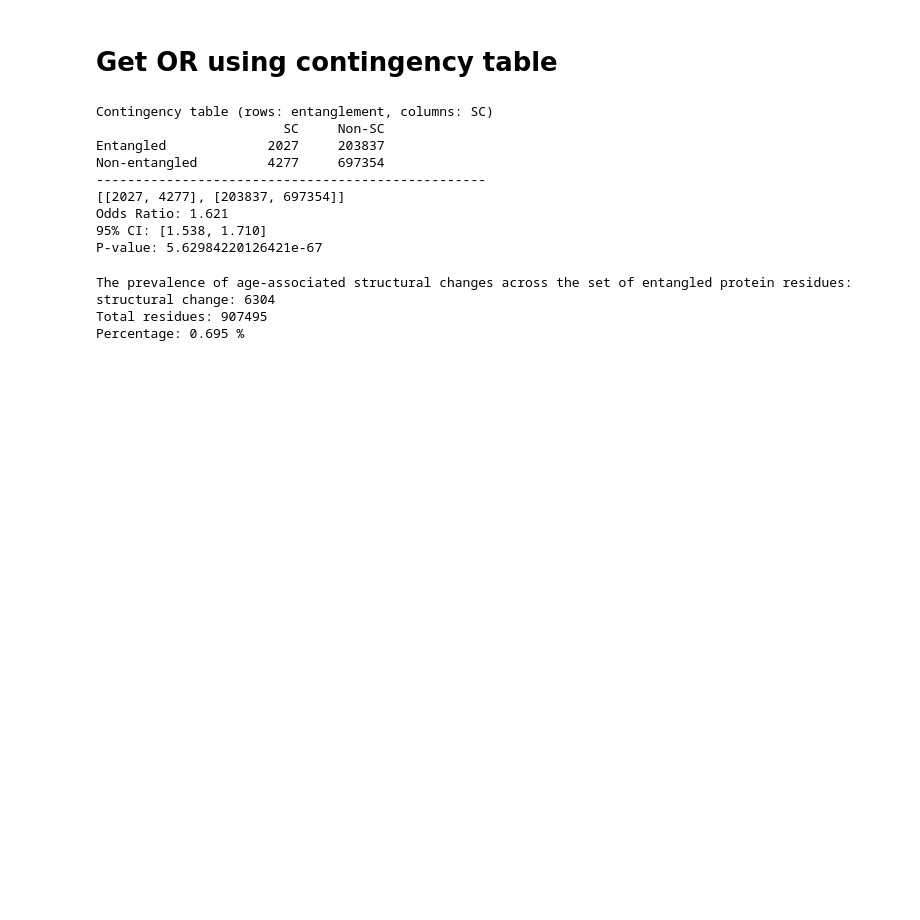
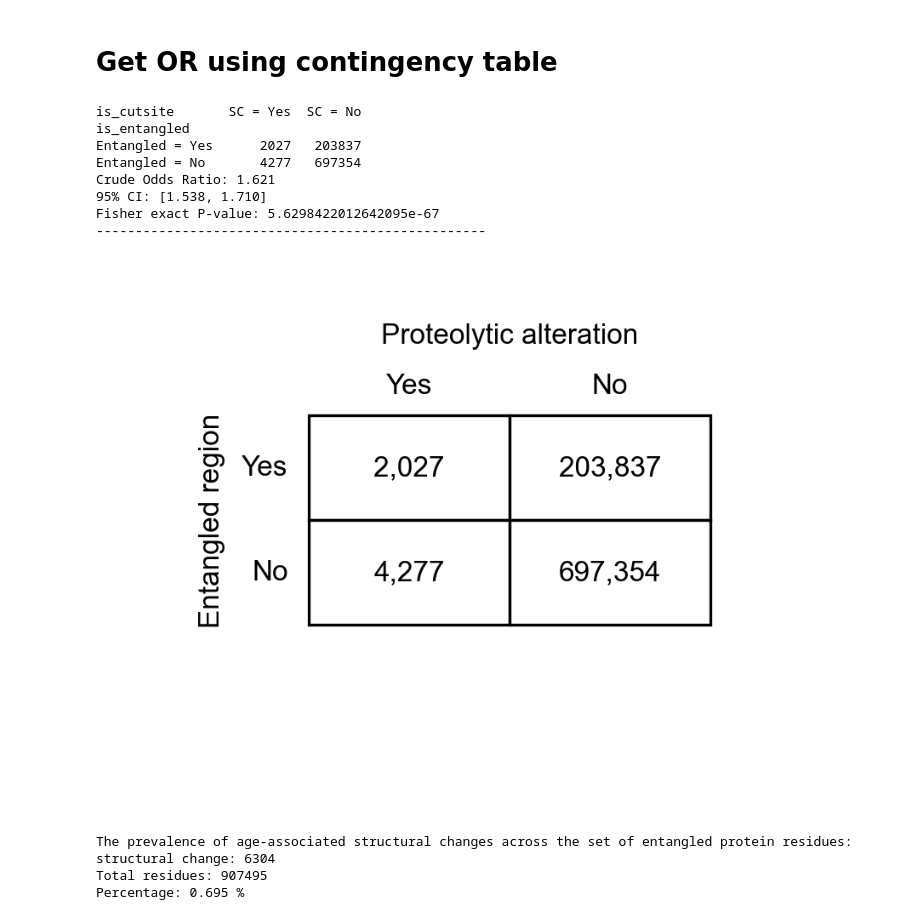
Before and after one commit to vuqv/entanglement_misfolding_and_aging, a Jupyter notebook: statistical_association/notebook/1_1_SC_Ent_Residue_level.ipynb, the cells around one changed output. Drawn from its saved outputs; the diff is of its cells as text; code cells hidden in the pictures; blank space fills up the shorter version.

```diff
--- a/statistical_association/notebook/1_1_SC_Ent_Residue_level.ipynb
+++ b/statistical_association/notebook/1_1_SC_Ent_Residue_level.ipynb
@@ -83,6 +108,7 @@ df
 1686 rows × 12 columns
 # %%
 # Standardize 'length_AF' using z-score
+df = df.copy()
 df['length_z'] = (df['length_AF'] - df['length_AF'].mean()) / df['length_AF'].std()
 df
 # %% [output]
@@ -146,38 +167,47 @@ df_residue_level
 907495 rows × 4 columns
 # %% [markdown]
 # Get OR using contingency table
-# %%
-# contingency table
-ent_sc = len(df_residue_level[(df_residue_level['is_entangled']==1) & (df_residue_level['is_cutsite']==1)])
-nent_sc = len(df_residue_level[(df_residue_level['is_entangled']==0) & (df_residue_level['is_cutsite']==1)])
-ent_nsc = len(df_residue_level[(df_residue_level['is_entangled']==1) & (df_residue_level['is_cutsite']==0)])
-nent_nsc = len(df_residue_level[(df_residue_level['is_entangled']==0) & (df_residue_level['is_cutsite']==0)])
-
-print("Contingency table (rows: entanglement, columns: SC)")
-print(f"{'':<15} {'SC':>10} {'Non-SC':>10}")
-print(f"{'Entangled':<15} {ent_sc:>10} {ent_nsc:>10}")
-print(f"{'Non-entangled':<15} {nent_sc:>10} {nent_nsc:>10}")
-
-print('-'*50)
-table = [[ent_sc, nent_sc],
-        [ent_nsc, nent_nsc]]
-print(table)
-ct = Table2x2(table)
-
-odds_ratio, pvalue = ss.fisher_exact(table)
-ci_low, ci_high = ct.oddsratio_confint(alpha=0.05, method="exact")
-
-print(f"Odds Ratio: {odds_ratio:.3f}")
-print(f"95% CI: [{ci_low:.3f}, {ci_high:.3f}]")
-print(f"P-value: {pvalue}")
-# %% [output]
-Contingency table (rows: entanglement, columns: SC)
-                        SC     Non-SC
-Entangled             2027     203837
-Non-entangled         4277     697354
---------------------------------------------------
-[[2027, 4277], [203837, 697354]]
-Odds Ratio: 1.621
-95% CI: [1.538, 1.710]
-P-value: 5.62984220126421e-67
+# %%
+# build contingency table: Yes first, then No
+contingency = (
+    pd.crosstab(
+        df_residue_level["is_entangled"],
+        df_residue_level["is_cutsite"]
+    )
+    .reindex(index=[1, 0], columns=[1, 0])   # <-- this enforces Yes first
+    .rename(
+        index={1: "Entangled = Yes", 0: "Entangled = No"},
+        columns={1: "SC = Yes", 0: "SC = No"},
+    )
+)
+print(contingency)
+# convert to numpy array in [[a,b],[c,d]] format
+table = contingency.to_numpy()
+
+ct = Table2x2(table)
+
+odds_ratio, pvalue = ss.fisher_exact(table)
+ci_low, ci_high = ct.oddsratio_confint(alpha=0.05, method="exact")
+print(f"Crude Odds Ratio: {odds_ratio:.3f}")
+print(f"95% CI: [{ci_low:.3f}, {ci_high:.3f}]")
+print(f"Fisher exact P-value: {pvalue}")
+print('-'*50)
+
+fig, ax = draw_contingency_table(
+    table,
+    title_top =  "Proteolytic alteration",
+    title_left = "Entangled region"
+)
+fig.savefig('figs/Residue_Level_contingency_table.pdf')
+fig.savefig('figs/Residue_Level_contingency_table.png', dpi=300)
+# %% [output]
+is_cutsite       SC = Yes  SC = No
+is_entangled
+Entangled = Yes      2027   203837
+Entangled = No       4277   697354
+Crude Odds Ratio: 1.621
+95% CI: [1.538, 1.710]
+Fisher exact P-value: 5.6298422012642095e-67
+--------------------------------------------------
+[figure, added]
 # %%
```
Also changed, not shown: parts of 12 cells of this notebook, 26 other files.
